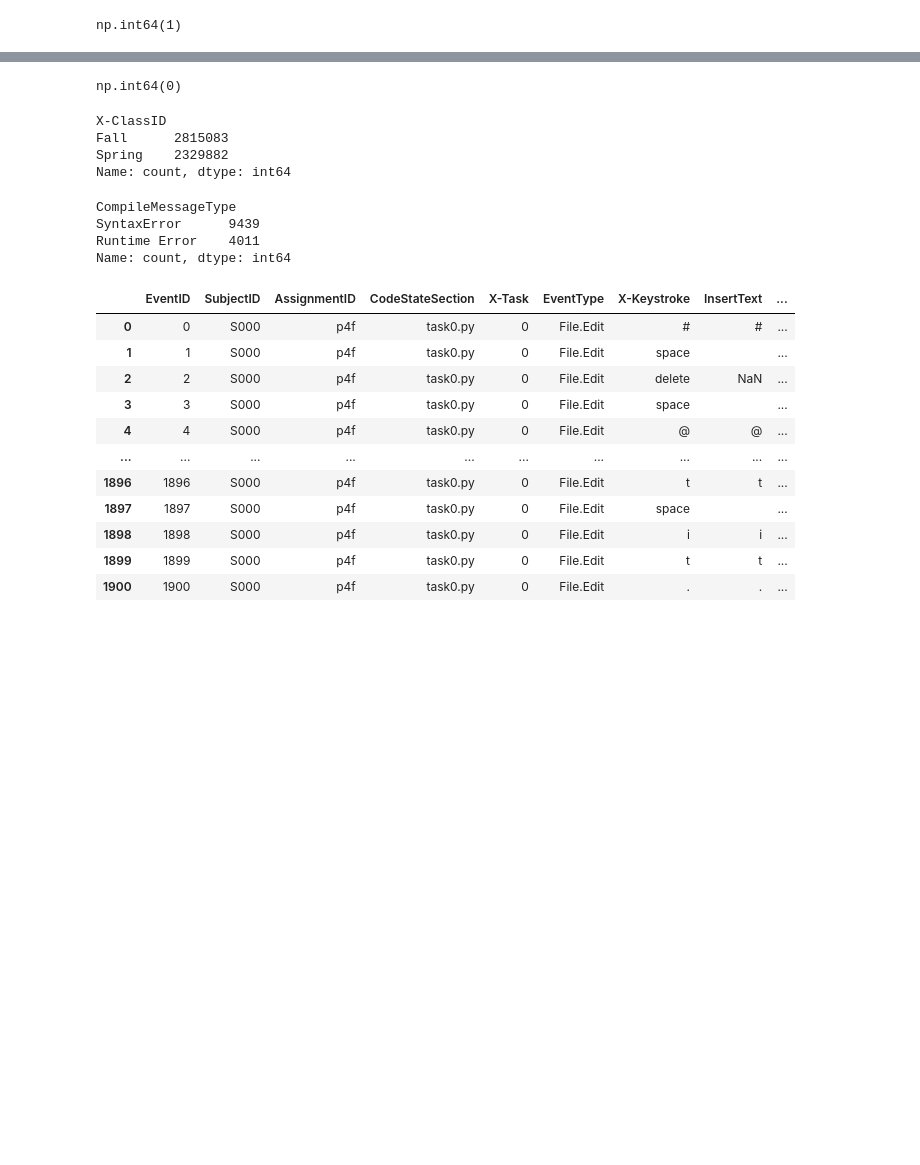
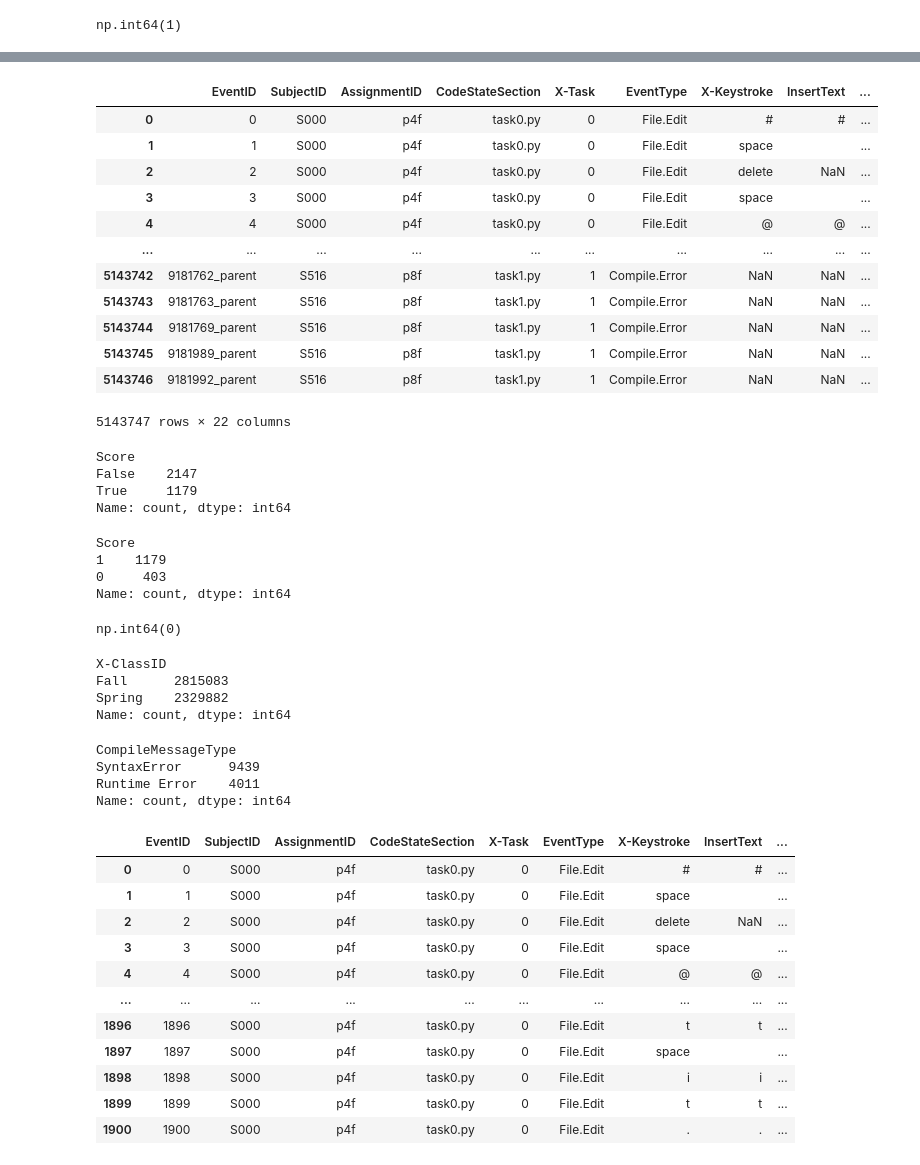
Before and after one commit to CSSPLICE/ProgSnapToolkit, a Jupyter notebook: src/converters/edwards2019.ipynb, the cells around one changed output, grey strips where cells are left out. Saved outputs shown, nothing was run; the diff lists cells and outputs as text; code cells hidden in the pictures; blank space fills up the shorter version.

```diff
--- a/src/converters/edwards2019.ipynb
+++ b/src/converters/edwards2019.ipynb
@@ -275,5 +291,40 @@ np.int64(1)
 # %%
-events_with_errors_and_submits = pd.concat([events_with_errors, submit_actions], ignore_index=True)
+events_with_errors_and_submits = events_with_errors.merge(
+    last_submissions_with_grades[[Cols.EventID, "Score"]],
+    on=[Cols.EventID], how='left')
+events_with_errors_and_submits
+# %% [output]
+|  | EventID | SubjectID | AssignmentID | CodeStateSection | X-Task | EventType | X-Keystroke | InsertText | ... |
+| 0 | 0 | S000 | p4f | task0.py | 0 | File.Edit | # | # | ... |
+| 1 | 1 | S000 | p4f | task0.py | 0 | File.Edit | space |  | ... |
+| 2 | 2 | S000 | p4f | task0.py | 0 | File.Edit | delete | NaN | ... |
+| 3 | 3 | S000 | p4f | task0.py | 0 | File.Edit | space |  | ... |
+| 4 | 4 | S000 | p4f | task0.py | 0 | File.Edit | @ | @ | ... |
+| ... | ... | ... | ... | ... | ... | ... | ... | ... | ... |
+| 5143742 | 9181762_parent | S516 | p8f | task1.py | 1 | Compile.Error | NaN | NaN | ... |
+| 5143743 | 9181763_parent | S516 | p8f | task1.py | 1 | Compile.Error | NaN | NaN | ... |
+| 5143744 | 9181769_parent | S516 | p8f | task1.py | 1 | Compile.Error | NaN | NaN | ... |
+| 5143745 | 9181989_parent | S516 | p8f | task1.py | 1 | Compile.Error | NaN | NaN | ... |
+| 5143746 | 9181992_parent | S516 | p8f | task1.py | 1 | Compile.Error | NaN | NaN | ... |
+5143747 rows × 22 columns
+# %%
+events_with_errors_and_submits[events_with_errors_and_submits.EventType == "Submit"].Score.notna().value_counts()
+# %% [output]
+Score
+False    2147
+True     1179
+Name: count, dtype: int64
+# %%
+# 403 attempts have not submission grade
+# This is in small part (63) because there was no submit event
+# Much larger part is due to dropping students from the gradebook
+# But these will have no label anyway...
+events_with_errors_and_submits.groupby([Cols.SubjectID, Cols.AssignmentID]).Score.apply(lambda x: sum(x.notna())).value_counts()
+# %% [output]
+Score
+1    1179
+0     403
+Name: count, dtype: int64
 # %%
 events_with_errors_and_submits[Cols.AssignmentID].isna().sum()
 # %% [output]
```
Also changed, not shown: parts of 8 cells of this notebook.
